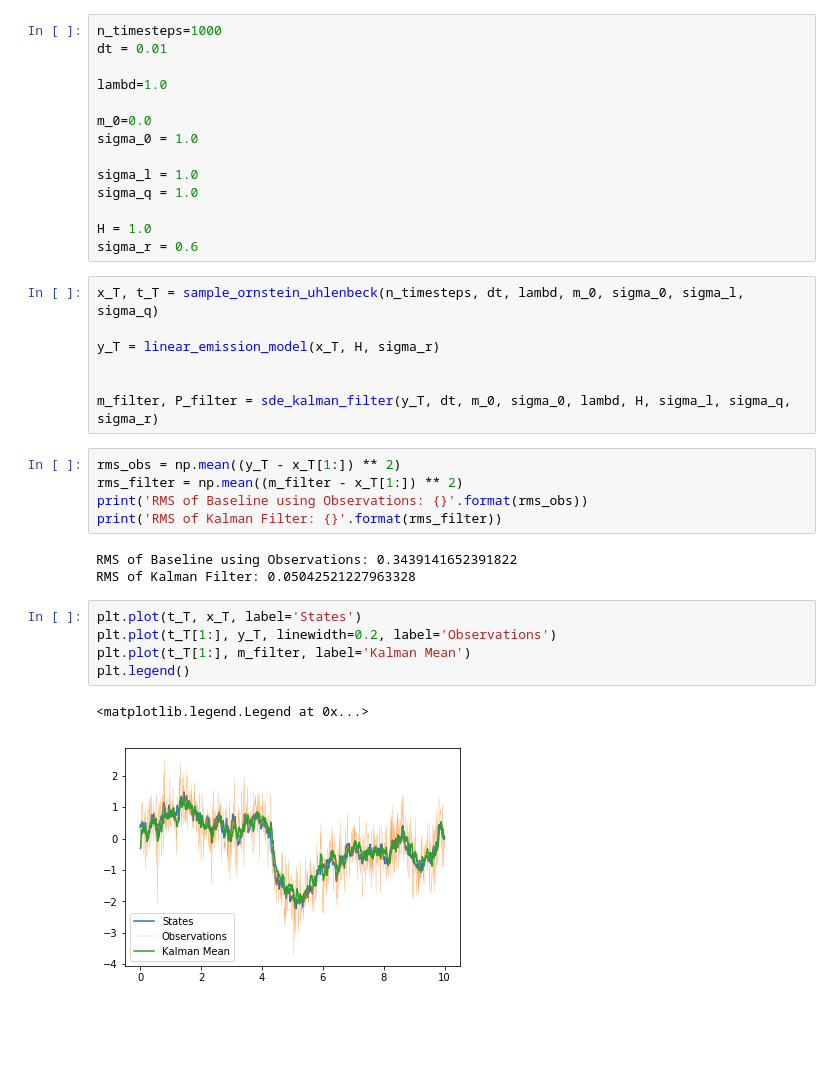
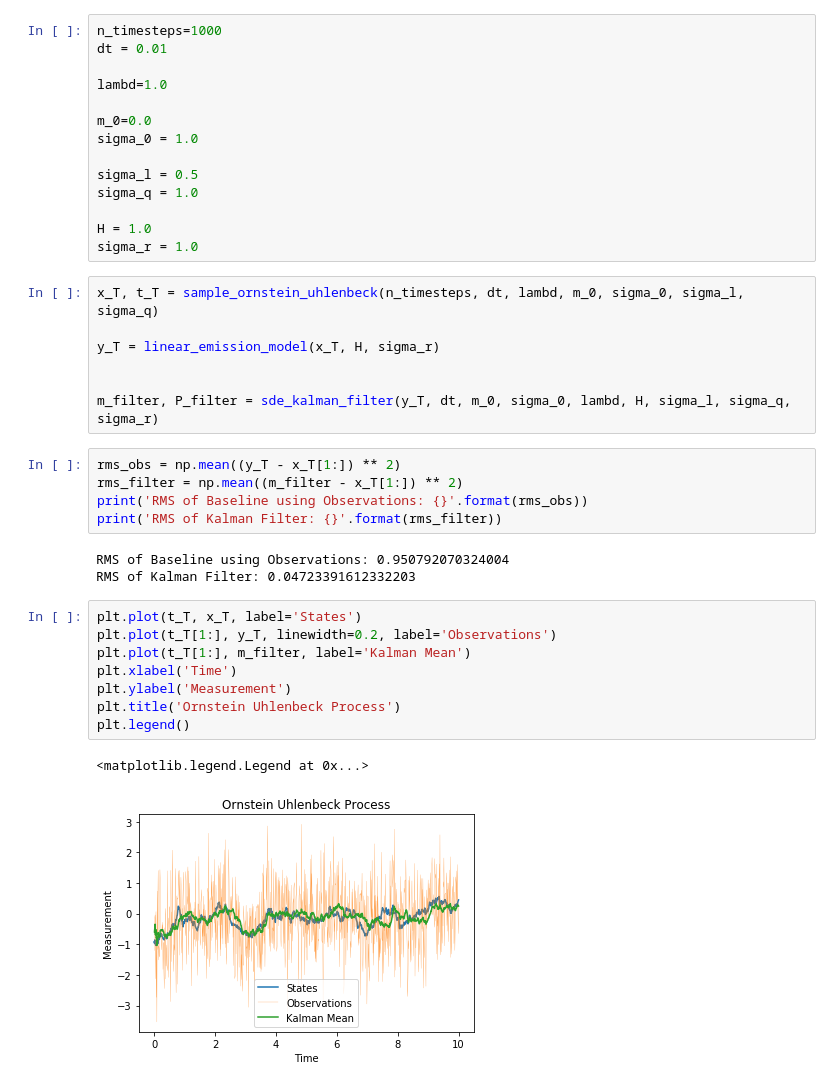
Before and after one commit to Aniket1998/SDE-Filtering, a Jupyter notebook: OrnsteinUhlenbeck.ipynb, the cells around one changed output. Cells and saved outputs as stored; diff of their text form; blank space fills up the shorter version.

```diff
--- a/OrnsteinUhlenbeck.ipynb
+++ b/OrnsteinUhlenbeck.ipynb
@@ -66,11 +66,11 @@ lambd=1.0
 m_0=0.0
 sigma_0 = 1.0
 
-sigma_l = 1.0
+sigma_l = 0.5
 sigma_q = 1.0
 
 H = 1.0
-sigma_r = 0.6
+sigma_r = 1.0
 # %%
 x_T, t_T = sample_ornstein_uhlenbeck(n_timesteps, dt, lambd, m_0, sigma_0, sigma_l, sigma_q)
 
@@ -84,13 +84,16 @@ rms_filter = np.mean((m_filter - x_T[1:]) ** 2)
 print('RMS of Baseline using Observations: {}'.format(rms_obs))
 print('RMS of Kalman Filter: {}'.format(rms_filter))
 # %% [output]
-RMS of Baseline using Observations: 0.3439141652391822
-RMS of Kalman Filter: 0.05042521227963328
+RMS of Baseline using Observations: 0.950792070324004
+RMS of Kalman Filter: 0.04723391612332203
 # %%
 plt.plot(t_T, x_T, label='States')
 plt.plot(t_T[1:], y_T, linewidth=0.2, label='Observations')
 plt.plot(t_T[1:], m_filter, label='Kalman Mean')
+plt.xlabel('Time')
+plt.ylabel('Measurement')
+plt.title('Ornstein Uhlenbeck Process')
 plt.legend()
 # %% [output]
 <matplotlib.legend.Legend at 0x...>
-[figure, old version]
+[figure, new version]
```
Also changed, not shown: parts of 1 cell of this notebook, 4 other files.
